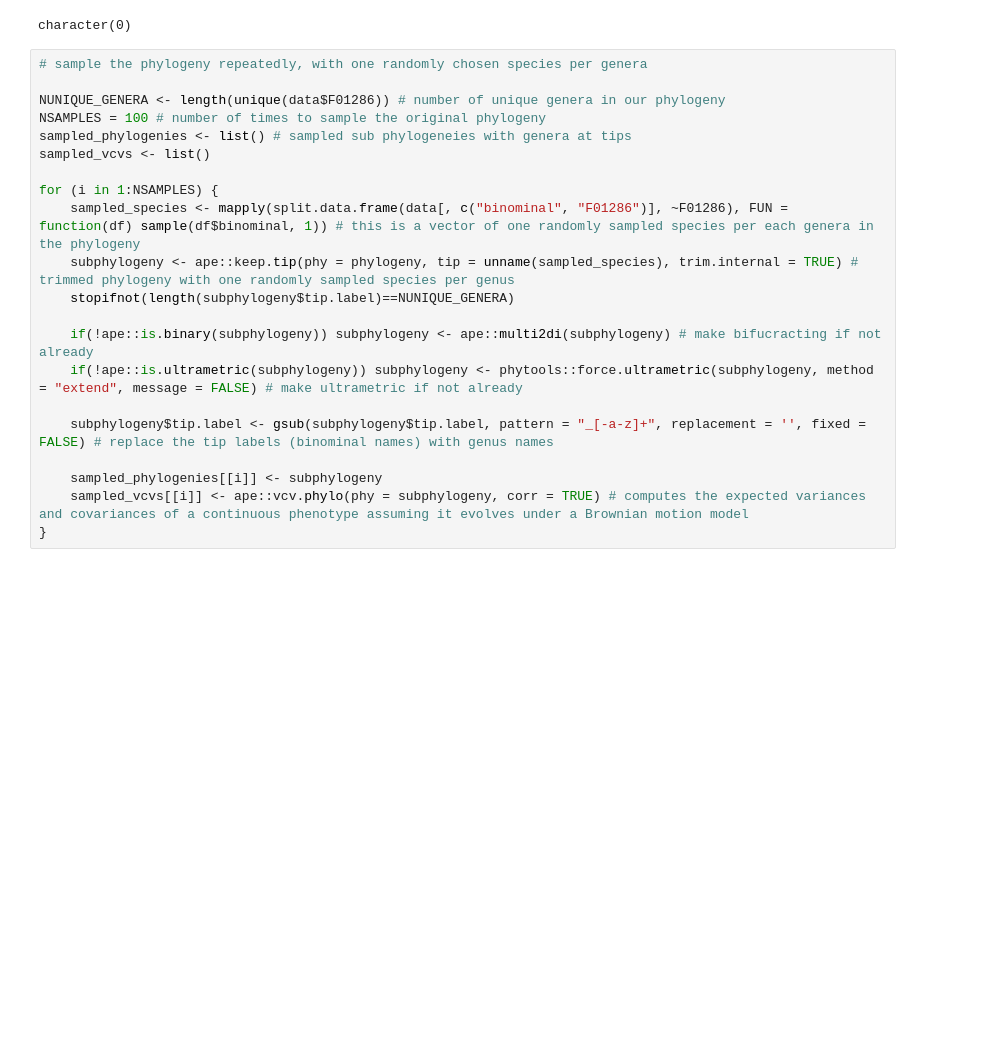
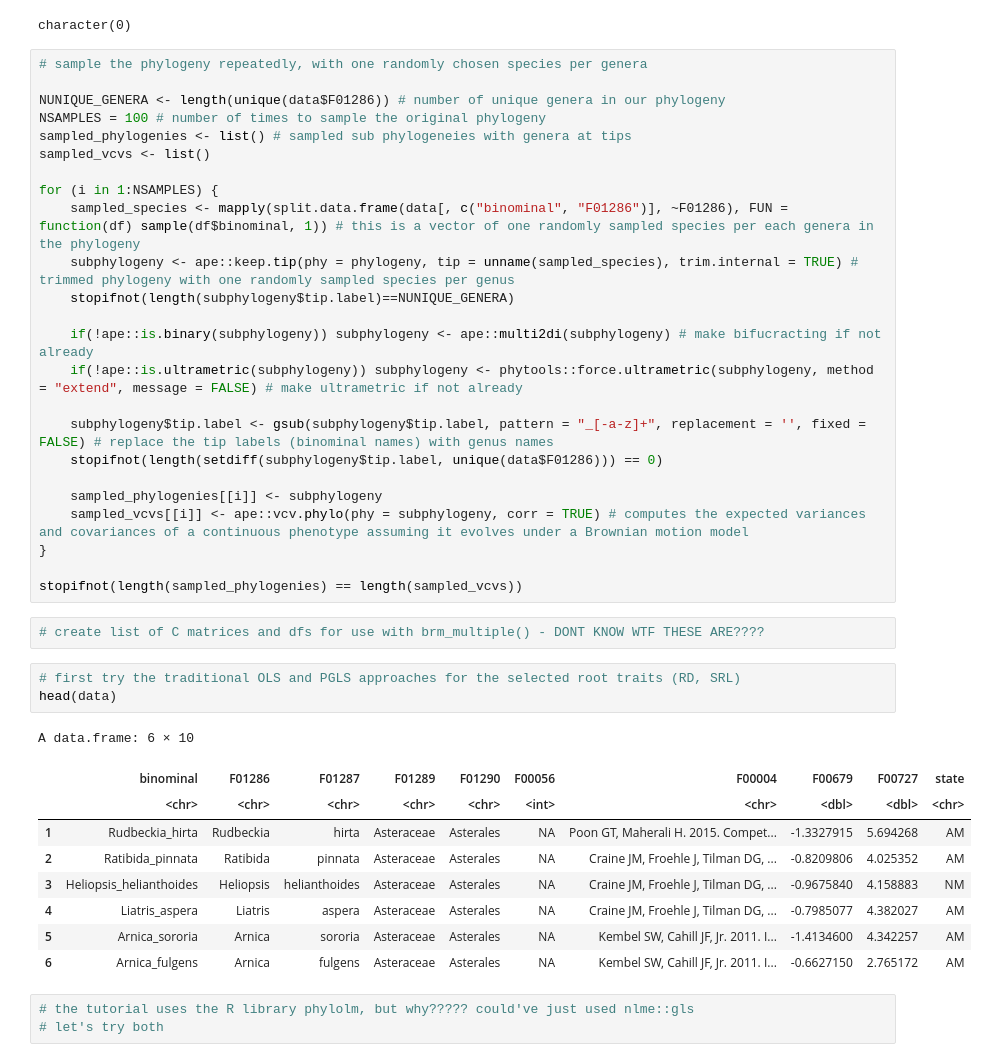
Before and after one commit to anoban/wsu, a Jupyter notebook: R/notebooks/MR-PMM.ipynb, the cells around one changed output. Cells and saved outputs as stored; diff of their text form; blank space fills up the shorter version.

Commit message:
new file:   R/README.md 	modified:   R/notebooks/MR-PMM.ipynb 	new file:   R/thirdparty/phylolm

```diff
--- a/R/notebooks/MR-PMM.ipynb
+++ b/R/notebooks/MR-PMM.ipynb
@@ -104,7 +105,28 @@ for (i in 1:NSAMPLES) {
     if(!ape::is.ultrametric(subphylogeny)) subphylogeny <- phytools::force.ultrametric(subphylogeny, method = "extend", message = FALSE) # make ultrametric if not already
 
     subphylogeny$tip.label <- gsub(subphylogeny$tip.label, pattern = "_[-a-z]+", replacement = '', fixed = FALSE) # replace the tip labels (binominal names) with genus names
+    stopifnot(length(setdiff(subphylogeny$tip.label, unique(data$F01286))) == 0)
 
     sampled_phylogenies[[i]] <- subphylogeny
     sampled_vcvs[[i]] <- ape::vcv.phylo(phy = subphylogeny, corr = TRUE) # computes the expected variances and covariances of a continuous phenotype assuming it evolves under a Brownian motion model
 }
+
+stopifnot(length(sampled_phylogenies) == length(sampled_vcvs))
+# %%
+# create list of C matrices and dfs for use with brm_multiple() - DONT KNOW WTF THESE ARE????
+# %%
+# first try the traditional OLS and PGLS approaches for the selected root traits (RD, SRL)
+head(data)
+# %% [output]
+A data.frame: 6 × 10
+|  | binominal | F01286 | F01287 | F01289 | F01290 | F00056 | F00004 | F00679 | F00727 | state |
+|  | <chr> | <chr> | <chr> | <chr> | <chr> | <int> | <chr> | <dbl> | <dbl> | <chr> |
+| 1 | Rudbeckia_hirta | Rudbeckia | hirta | Asteraceae | Asterales | NA | Poon GT, Maherali H. 2015. Compet... | -1.3327915 | 5.694268 | AM |
+| 2 | Ratibida_pinnata | Ratibida | pinnata | Asteraceae | Asterales | NA | Craine JM, Froehle J, Tilman DG, ... | -0.8209806 | 4.025352 | AM |
+| 3 | Heliopsis_helianthoides | Heliopsis | helianthoides | Asteraceae | Asterales | NA | Craine JM, Froehle J, Tilman DG, ... | -0.9675840 | 4.158883 | NM |
+| 4 | Liatris_aspera | Liatris | aspera | Asteraceae | Asterales | NA | Craine JM, Froehle J, Tilman DG, ... | -0.7985077 | 4.382027 | AM |
+| 5 | Arnica_sororia | Arnica | sororia | Asteraceae | Asterales | NA | Kembel SW, Cahill JF, Jr. 2011. I... | -1.4134600 | 4.342257 | AM |
+| 6 | Arnica_fulgens | Arnica | fulgens | Asteraceae | Asterales | NA | Kembel SW, Cahill JF, Jr. 2011. I... | -0.6627150 | 2.765172 | AM |
+# %%
+# the tutorial uses the R library phylolm, but why????? could've just used nlme::gls
+# let's try both
```
Also changed, not shown: parts of 3 cells of this notebook, 1 other file.
